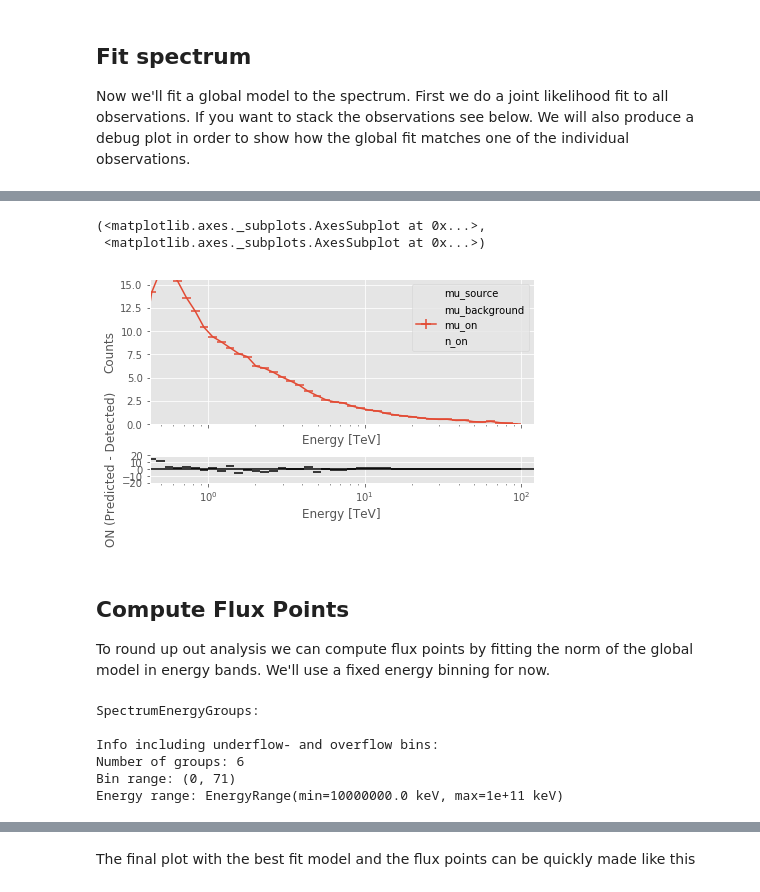
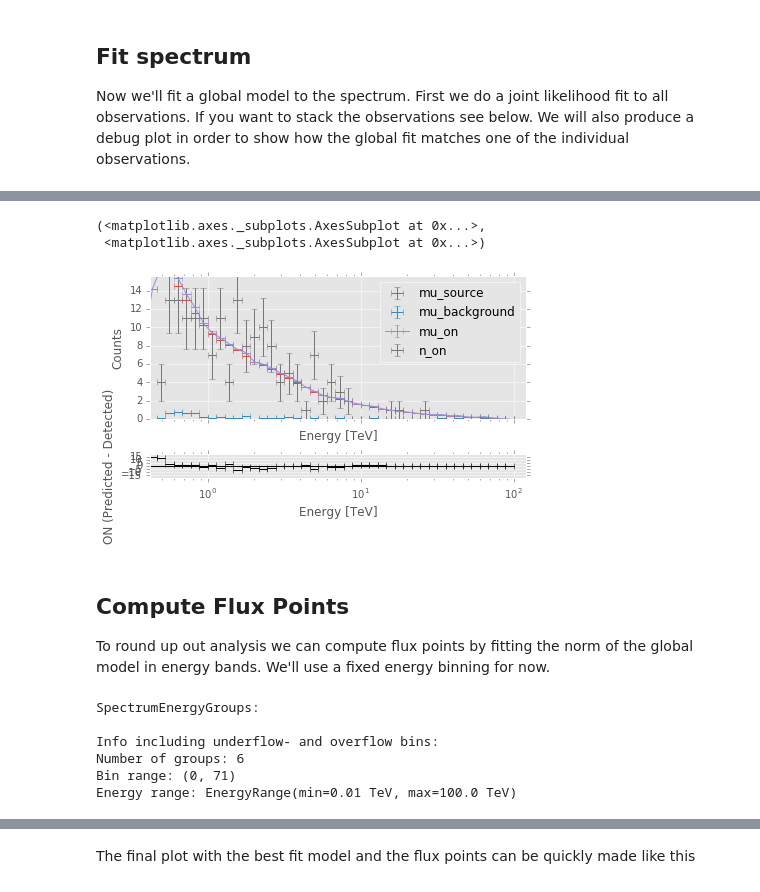
Before and after one commit to gammapy/gammapy-extra, a Jupyter notebook: notebooks/spectrum_analysis.ipynb, the cells around one changed output, grey strips where cells are left out. Drawn from its saved outputs; the diff is of its cells as text; code cells hidden in the pictures.

Commit message:
update spectrum analysis notebook

```diff
--- a/notebooks/spectrum_analysis.ipynb
+++ b/notebooks/spectrum_analysis.ipynb
@@ -255,7 +267,14 @@ extraction = SpectrumExtraction(target=target,
                                 background=bkg_estimation,
                                 containment_correction=False
                                )
-extraction.run()
 
-### Add a condition on correct energy range in case it is not set by default
+extraction.estimate_background(extraction.background)
+extraction.extract_spectrum()
+
+# Add a condition on correct energy range in case it is not set by default
 extraction.define_energy_threshold('area_max', percent=10.0)
+
+# Write output in the form of OGIP files: PHA, ARF, RMF, BKG
+#extraction.observations.write(outdir=ANALYSIS_DIR+'/ogip_data/')
+
+# extraction.run(outdir=ANALYSIS_DIR)
@@ -284,7 +300,10 @@ model = PowerLaw(index = 2 * u.Unit(''),
                 reference = 1 * u.TeV)
 
 fit = SpectrumFit(extraction.observations, model)
-fit.run(outdir = ANALYSIS_DIR)
+
+fit.fit()
+fit.est_errors()
+#fit.run(outdir = ANALYSIS_DIR)
 
 print(fit.result[0])
 fit.result[1].plot()
@@ -306,6 +325,6 @@ Fit Range: [  6.81292069e+08   1.00000000e+11] keV
 (<matplotlib.axes._subplots.AxesSubplot at 0x...>,
  <matplotlib.axes._subplots.AxesSubplot at 0x...>)
-[figure, old version]
+[figure, new version]
 # %% [markdown]
 ## Compute Flux Points
 
@@ -326,7 +345,7 @@ SpectrumEnergyGroups:
 Info including underflow- and overflow bins:
 Number of groups: 6
 Bin range: (0, 71)
-Energy range: EnergyRange(min=10000000.0 keV, max=1e+11 keV)
+Energy range: EnergyRange(min=0.01 TeV, max=100.0 TeV)
 # %%
 fpe = FluxPointEstimator(
     obs=obs,
```
Also changed, not shown: parts of 13 cells of this notebook.
